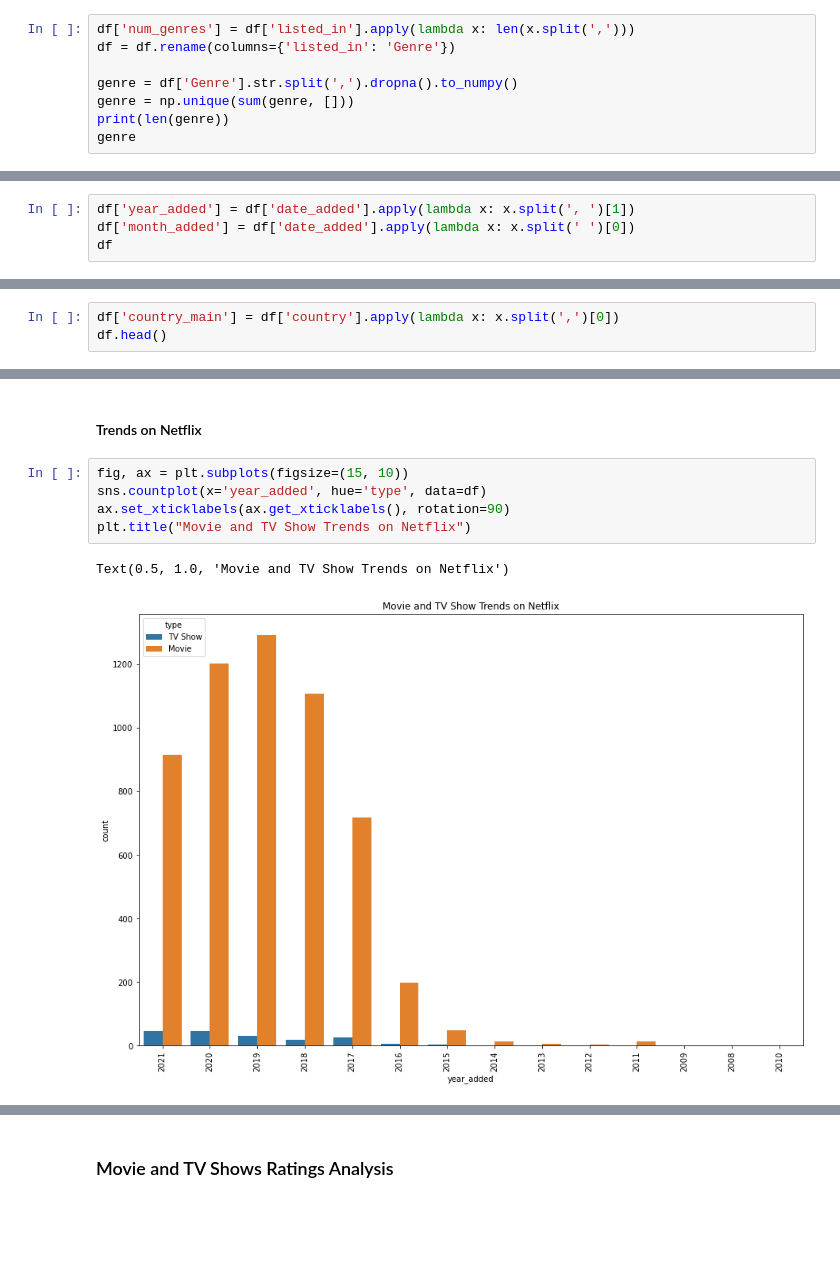
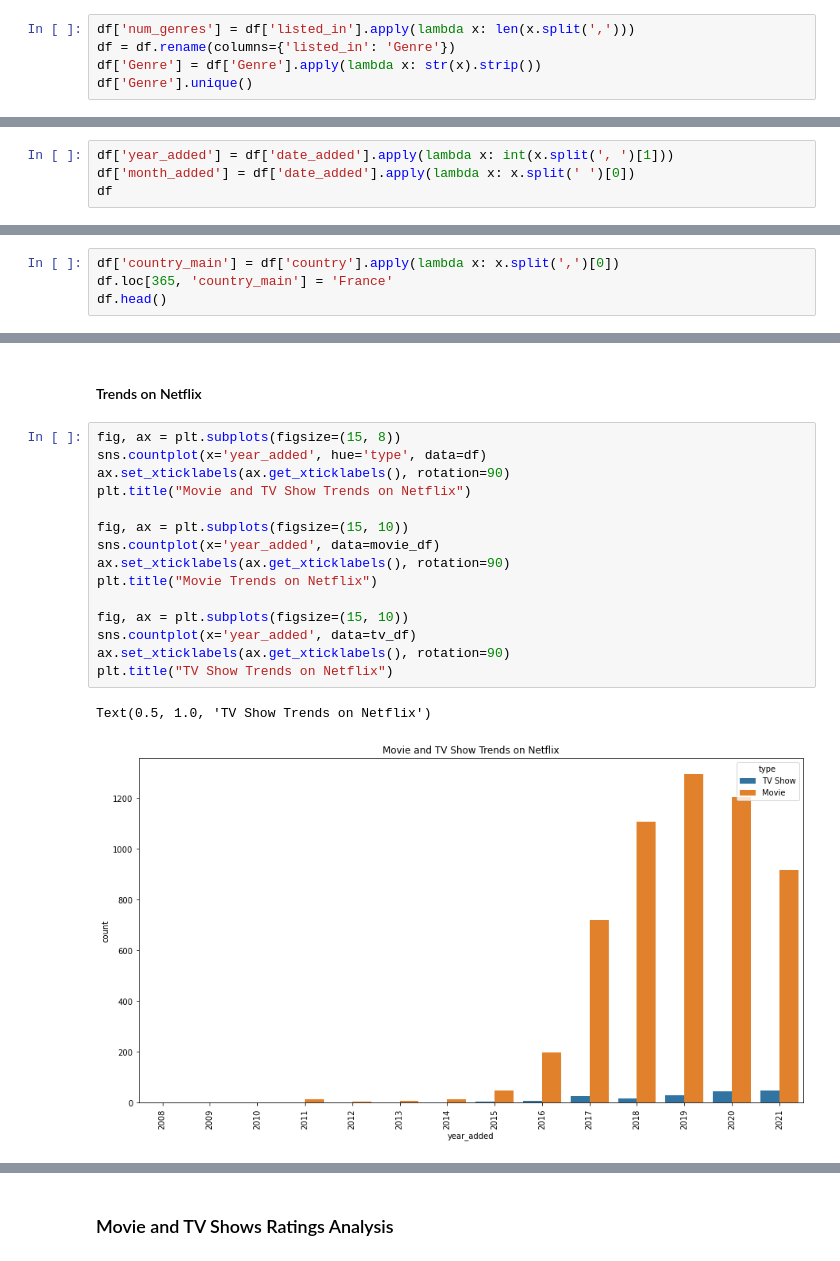
Before and after one commit to SarahLuym/kaggle, a Jupyter notebook: Netflix/Netflix Data Analysis.ipynb, the cells around one changed output, grey strips where cells are left out. Drawn from its saved outputs; the diff is of its cells as text; blank space fills up the shorter version.

```diff
--- a/Netflix/Netflix Data Analysis.ipynb
+++ b/Netflix/Netflix Data Analysis.ipynb
@@ -107,9 +108,6 @@ Index(['show_id', 'type', 'title', 'director', 'cast', 'country', 'date_added',
 # %%
 df['num_genres'] = df['listed_in'].apply(lambda x: len(x.split(',')))
 df = df.rename(columns={'listed_in': 'Genre'})
-
-genre = df['Genre'].str.split(',').dropna().to_numpy()
-genre = np.unique(sum(genre, []))
-print(len(genre))
-genre
+df['Genre'] = df['Genre'].apply(lambda x: str(x).strip())
+df['Genre'].unique()
 # %% [output]
@@ -134,5 +155,5 @@ array([' Anime Features', ' Children & Family Movies',
 # %%
-df['year_added'] = df['date_added'].apply(lambda x: x.split(', ')[1])
+df['year_added'] = df['date_added'].apply(lambda x: int(x.split(', ')[1]))
 df['month_added'] = df['date_added'].apply(lambda x: x.split(' ')[0])
 df
 # %% [output]
@@ -151,6 +172,7 @@ df
 5700 rows × 15 columns
 # %%
 df['country_main'] = df['country'].apply(lambda x: x.split(',')[0])
+df.loc[365, 'country_main'] = 'France'
 df.head()
 # %% [output]
 |  | show_id | type | title | director | cast | country | date_added | release_year | rating | duration | ... |
@@ -222,10 +244,20 @@ Text(0.5, 1.0, 'Movie and TV Show Production Trends')
 # %% [markdown]
 #### Trends on Netflix
 # %%
-fig, ax = plt.subplots(figsize=(15, 10))
+fig, ax = plt.subplots(figsize=(15, 8))
 sns.countplot(x='year_added', hue='type', data=df)
 ax.set_xticklabels(ax.get_xticklabels(), rotation=90)
 plt.title("Movie and TV Show Trends on Netflix")
+
+fig, ax = plt.subplots(figsize=(15, 10))
+sns.countplot(x='year_added', data=movie_df)
+ax.set_xticklabels(ax.get_xticklabels(), rotation=90)
+plt.title("Movie Trends on Netflix")
+
+fig, ax = plt.subplots(figsize=(15, 10))
+sns.countplot(x='year_added', data=tv_df)
+ax.set_xticklabels(ax.get_xticklabels(), rotation=90)
+plt.title("TV Show Trends on Netflix")
 # %% [output]
-Text(0.5, 1.0, 'Movie and TV Show Trends on Netflix')
+Text(0.5, 1.0, 'TV Show Trends on Netflix')
-[figure, old version]
+[figure, new version]
```
Also changed, not shown: parts of 34 cells of this notebook.
